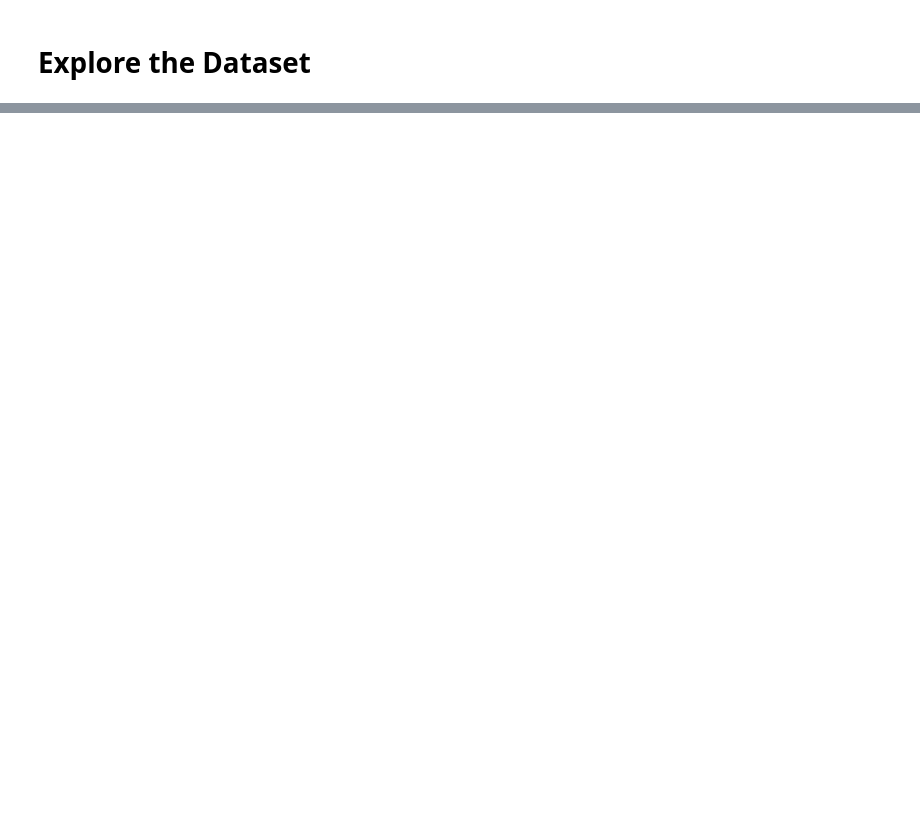
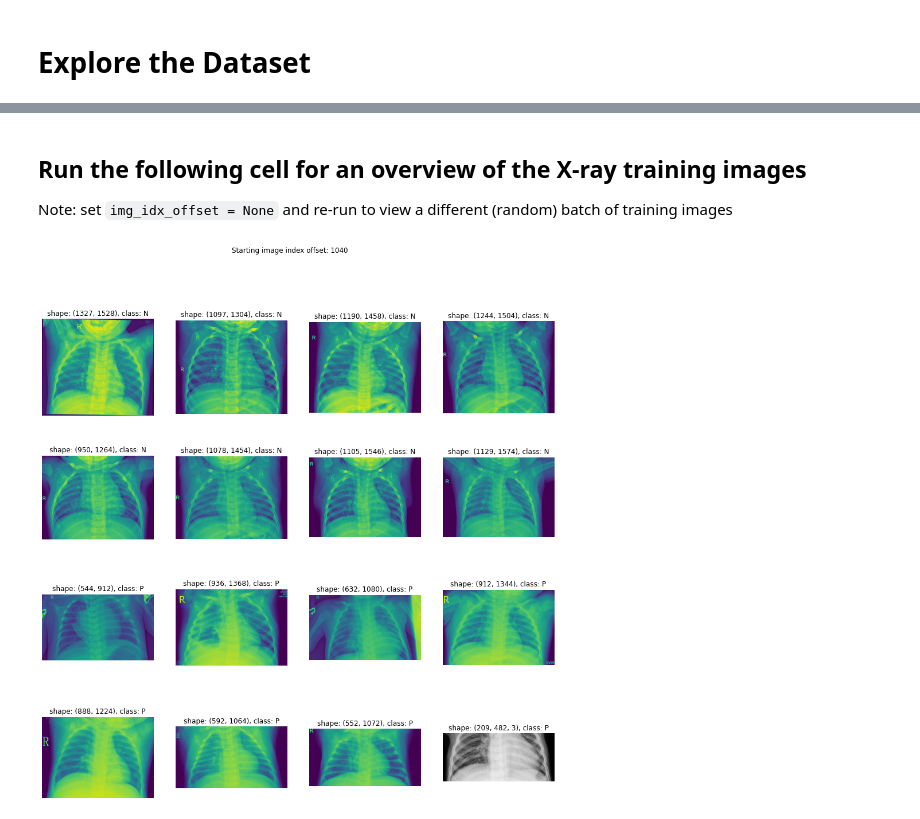
Before and after one commit to sacontreras/dsc-mod-4-project-v2-1-online-ds-sp-000, a Jupyter notebook: mod4-project.ipynb, the cells around one changed output, grey strips where cells are left out. Saved outputs shown, nothing was run; the diff lists cells and outputs as text; code cells hidden in the pictures; blank space fills up the shorter version.

```diff
--- a/mod4-project.ipynb
+++ b/mod4-project.ipynb
@@ -521,0 +204,46 @@ for layer_name, feature_map in zip(layer_names, successive_feature_maps):
+# %%
+import matplotlib.image as mpimg
+import matplotlib.pyplot as plt
+from PIL import Image
+import numpy as np
+import random
+%matplotlib inline
+
+def preview_training_images(
+    train_normal_dir=train_normal_dir,
+    train_pneumonia_dir=train_pneumonia_dir,
+    img_idx_offset=1040
+):
+  nrows = 4
+  ncols = 4
+
+  fig = plt.gcf()
+  fig.set_size_inches(ncols*4, nrows*4)
+
+  train_normal_fnames = list_images(train_normal_dir)
+  train_pneumonia_fnames = list_images(train_pneumonia_dir)
+  n_train_normal = len(train_normal_fnames)
+  n_pneumonia_normal = len(train_pneumonia_fnames)
+  n_train = n_train_normal + n_pneumonia_normal
+  pic_index = random.randint(0,int(min(n_train_normal,n_pneumonia_normal)/8)-1)*8 if img_idx_offset is None else img_idx_offset # offset 1040 demonstrates a great distribution of differences in the images
+
+  next_normal_pix = [os.path.join(train_normal_dir, fname) for fname in train_normal_fnames[pic_index-8:pic_index]]
+  next_pneumonia_pix = [os.path.join(train_pneumonia_dir, fname) for fname in train_pneumonia_fnames[pic_index-8:pic_index]]
+
+  for i, img_path in enumerate(next_normal_pix+next_pneumonia_pix):
+    plt.suptitle(f"Starting image index offset: {pic_index}")
+    sp = plt.subplot(nrows, ncols, i+1)
+    img = Image.open(img_path)
+    img_as_array = np.array(img)
+    sp.set_title(f"shape: {img_as_array.shape}, class: {'N' if i<8 else 'P'}")
+    sp.axis('Off') # Don't show axes (or gridlines)
+    plt.imshow(img)
+  plt.show()
+# %% [markdown]
+## Run the following cell for an overview of the X-ray training images
+
+Note: set `img_idx_offset = None` and re-run to view a different (random) batch of training images
+# %%
+preview_training_images(img_idx_offset=1040)
+# %% [output]
+[figure, added]
```
Also changed, not shown: parts of 52 cells of this notebook.
